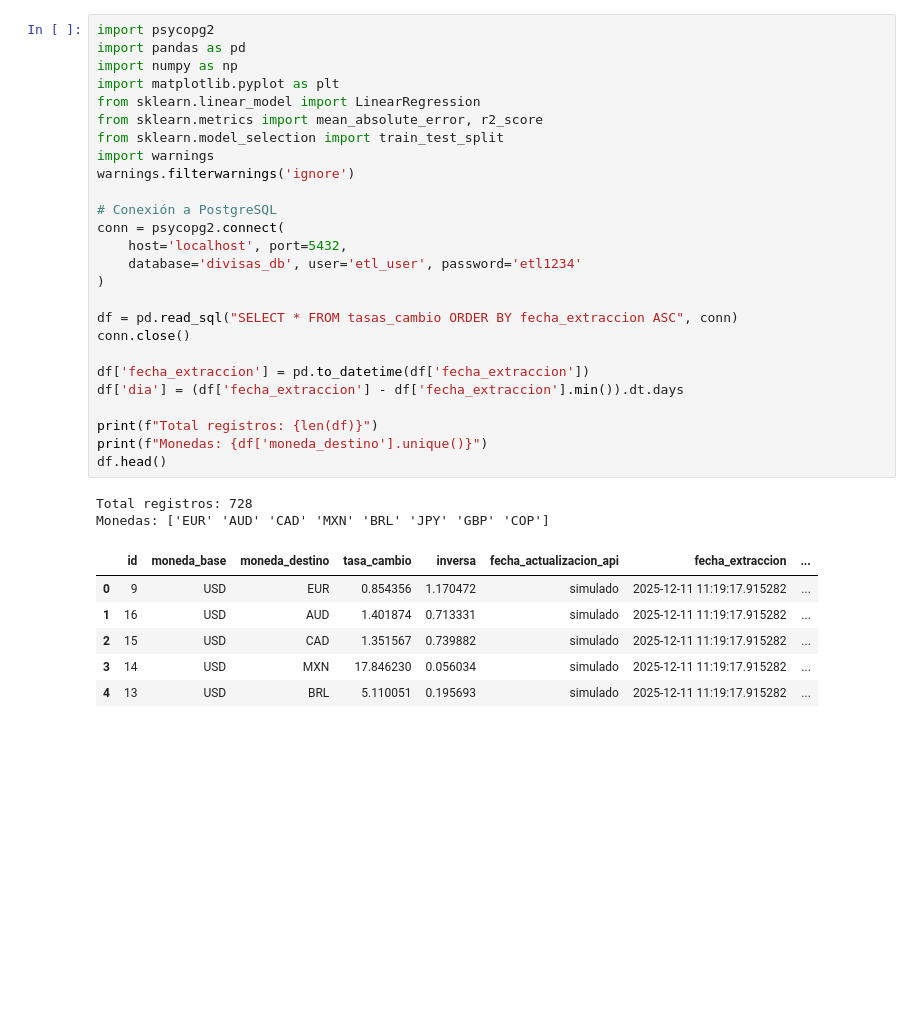
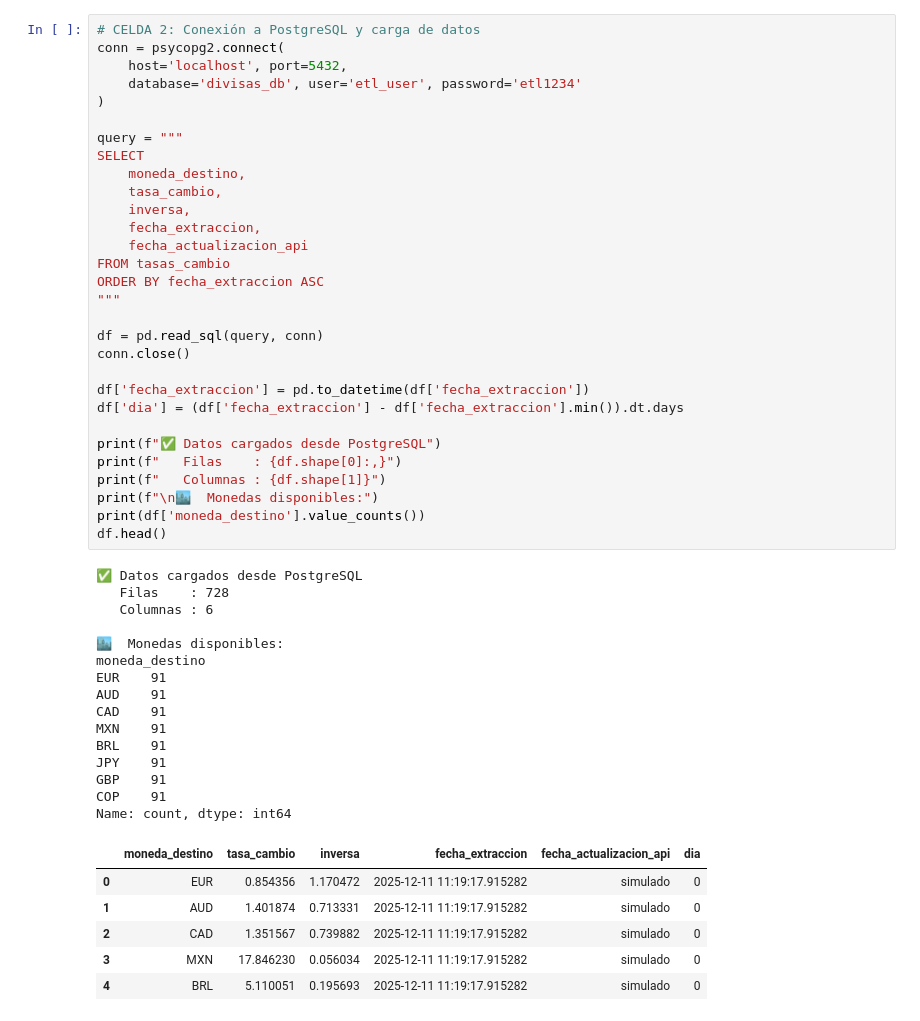
Before and after one commit to SebastianBermudezGutierrez/Grupo17_Bermudez_Mu-oz, a Jupyter notebook: etl-divisas/analisis_ml_divisas.ipynb, the cells around one changed output. Saved outputs shown, nothing was run; the diff lists cells and outputs as text; blank space fills up the shorter version.

```diff
--- a/etl-divisas/analisis_ml_divisas.ipynb
+++ b/etl-divisas/analisis_ml_divisas.ipynb
@@ -1,35 +32,52 @@
 # %%
-import psycopg2
-import pandas as pd
-import numpy as np
-import matplotlib.pyplot as plt
-from sklearn.linear_model import LinearRegression
-from sklearn.metrics import mean_absolute_error, r2_score
-from sklearn.model_selection import train_test_split
-import warnings
-warnings.filterwarnings('ignore')
-
-# Conexión a PostgreSQL
+# CELDA 2: Conexión a PostgreSQL y carga de datos
 conn = psycopg2.connect(
     host='localhost', port=5432,
     database='divisas_db', user='etl_user', password='etl1234'
 )
 
-df = pd.read_sql("SELECT * FROM tasas_cambio ORDER BY fecha_extraccion ASC", conn)
+query = """
+SELECT
+    moneda_destino,
+    tasa_cambio,
+    inversa,
+    fecha_extraccion,
+    fecha_actualizacion_api
+FROM tasas_cambio
+ORDER BY fecha_extraccion ASC
+"""
+
+df = pd.read_sql(query, conn)
 conn.close()
 
 df['fecha_extraccion'] = pd.to_datetime(df['fecha_extraccion'])
 df['dia'] = (df['fecha_extraccion'] - df['fecha_extraccion'].min()).dt.days
 
-print(f"Total registros: {len(df)}")
-print(f"Monedas: {df['moneda_destino'].unique()}")
+print(f"✅ Datos cargados desde PostgreSQL")
+print(f"   Filas    : {df.shape[0]:,}")
+print(f"   Columnas : {df.shape[1]}")
+print(f"\n🏙️  Monedas disponibles:")
+print(df['moneda_destino'].value_counts())
 df.head()
 # %% [output]
-Total registros: 728
-Monedas: ['EUR' 'AUD' 'CAD' 'MXN' 'BRL' 'JPY' 'GBP' 'COP']
+✅ Datos cargados desde PostgreSQL
+   Filas    : 728
+   Columnas : 6
+
+🏙️  Monedas disponibles:
+moneda_destino
+EUR    91
+AUD    91
+CAD    91
+MXN    91
+BRL    91
+JPY    91
+GBP    91
+COP    91
+Name: count, dtype: int64
-|  | id | moneda_base | moneda_destino | tasa_cambio | inversa | fecha_actualizacion_api | fecha_extraccion | ... |
-| 0 | 9 | USD | EUR | 0.854356 | 1.170472 | simulado | 2025-12-11 11:19:17.915282 | ... |
-| 1 | 16 | USD | AUD | 1.401874 | 0.713331 | simulado | 2025-12-11 11:19:17.915282 | ... |
-| 2 | 15 | USD | CAD | 1.351567 | 0.739882 | simulado | 2025-12-11 11:19:17.915282 | ... |
-| 3 | 14 | USD | MXN | 17.846230 | 0.056034 | simulado | 2025-12-11 11:19:17.915282 | ... |
-| 4 | 13 | USD | BRL | 5.110051 | 0.195693 | simulado | 2025-12-11 11:19:17.915282 | ... |
+|  | moneda_destino | tasa_cambio | inversa | fecha_extraccion | fecha_actualizacion_api | dia |
+| 0 | EUR | 0.854356 | 1.170472 | 2025-12-11 11:19:17.915282 | simulado | 0 |
+| 1 | AUD | 1.401874 | 0.713331 | 2025-12-11 11:19:17.915282 | simulado | 0 |
+| 2 | CAD | 1.351567 | 0.739882 | 2025-12-11 11:19:17.915282 | simulado | 0 |
+| 3 | MXN | 17.846230 | 0.056034 | 2025-12-11 11:19:17.915282 | simulado | 0 |
+| 4 | BRL | 5.110051 | 0.195693 | 2025-12-11 11:19:17.915282 | simulado | 0 |
```
Also changed, not shown: parts of 10 cells of this notebook.
